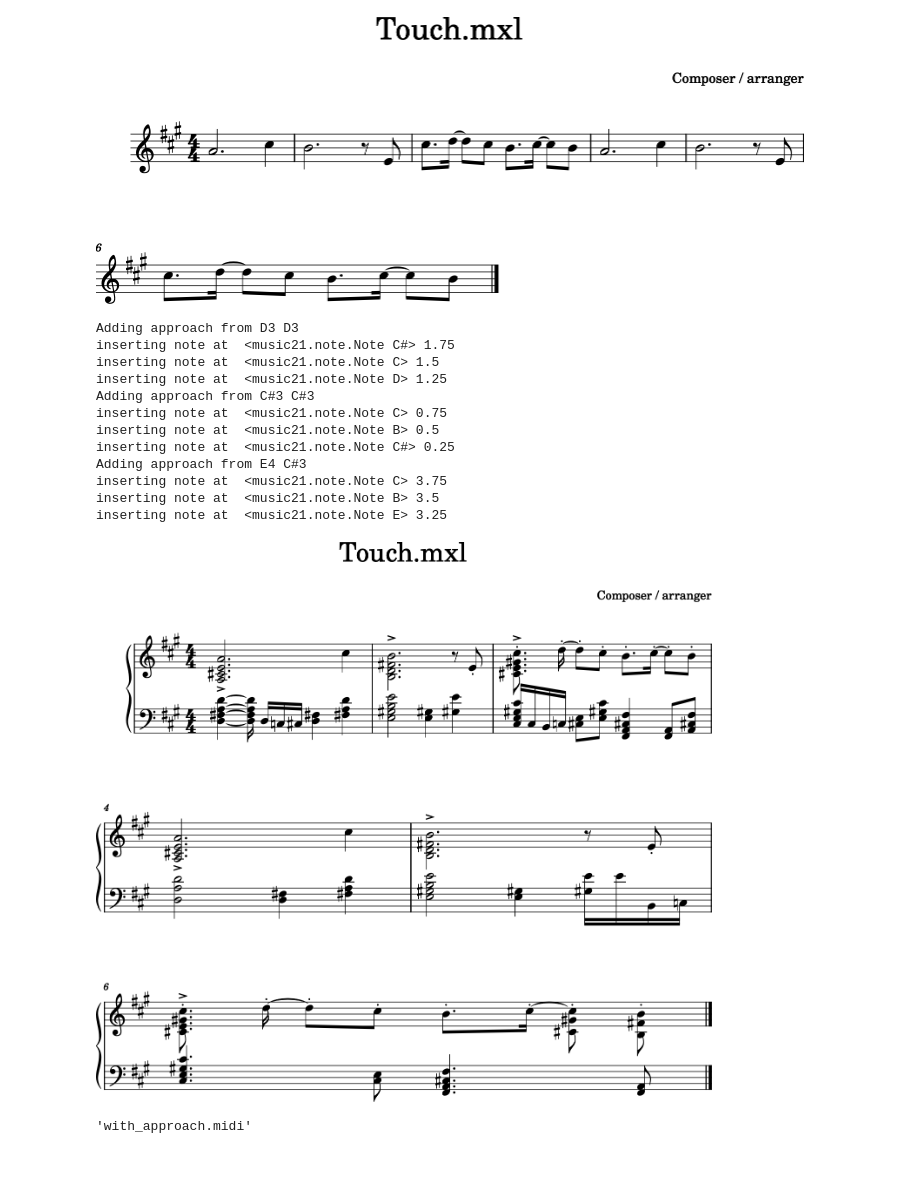
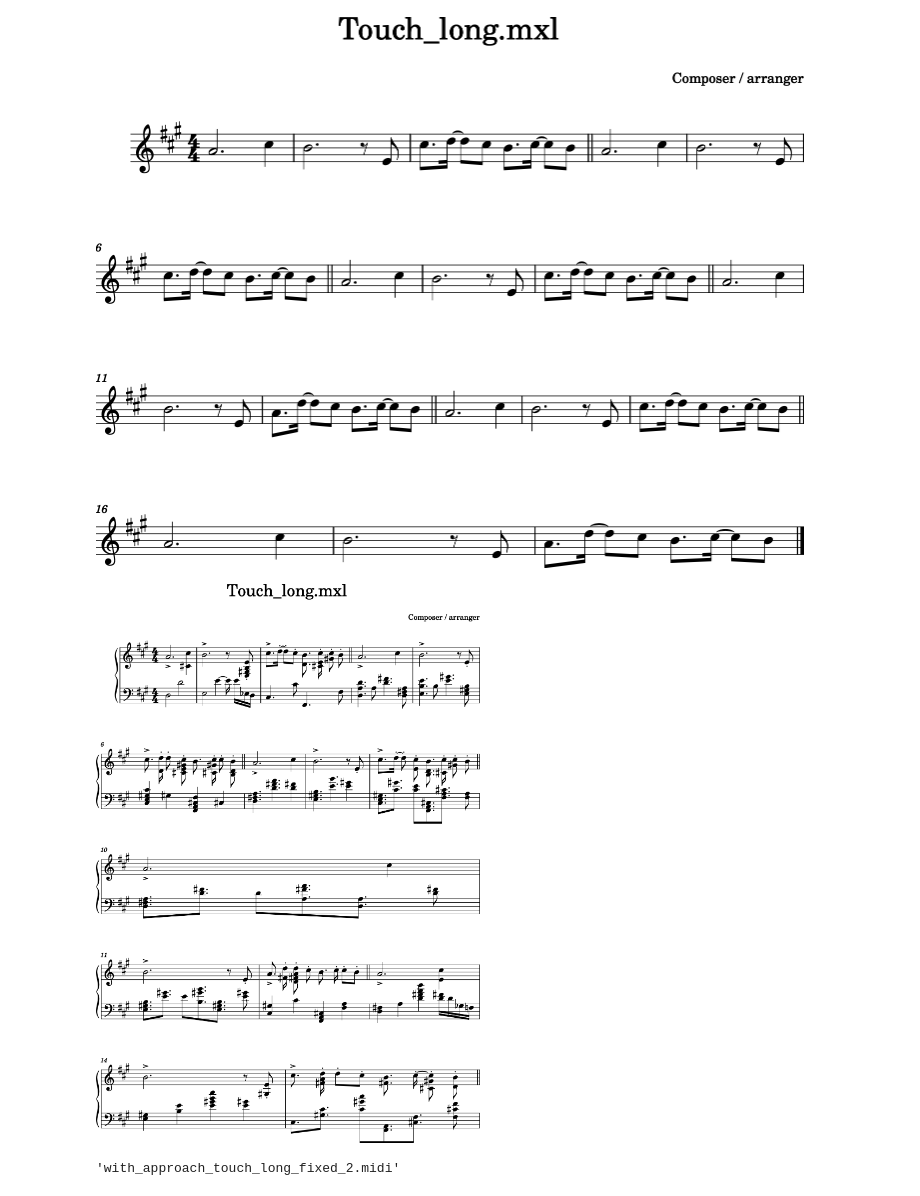
Before and after one commit to DA72p/music-melody-generator, a Jupyter notebook: ultimate.ipynb, the cells around one changed output. Cells and saved outputs as stored; diff of their text form; code cells hidden in the pictures; blank space fills up the shorter version.

```diff
--- a/ultimate.ipynb
+++ b/ultimate.ipynb
@@ -438,28 +455,17 @@ class MusicModifier:
         # fix_accidentals(self.sc) # Don't think it'll work on chromatic steps
 # %%
 score_dir = '/Users/derrick/PycharmProjects/MIT/21M_383/music-melody-generator/scores/'
-piece = "Touch.mxl"
+piece = "Touch_long.mxl"
 sc = converter.parse(score_dir + piece)
 modifier = MusicModifier(sc)
 modifier.modify()
 sc.show()
 # %% [output]
-[figure, old version]
+[figure, new version]
-Adding approach from D3 D3
-inserting note at  <music21.note.Note C#> 1.75
-inserting note at  <music21.note.Note C> 1.5
-inserting note at  <music21.note.Note D> 1.25
-Adding approach from C#3 C#3
-inserting note at  <music21.note.Note C> 0.75
-inserting note at  <music21.note.Note B> 0.5
-inserting note at  <music21.note.Note C#> 0.25
-Adding approach from E4 C#3
-inserting note at  <music21.note.Note C> 3.75
-inserting note at  <music21.note.Note B> 3.5
-inserting note at  <music21.note.Note E> 3.25
-[figure, old version]
+[figure, new version]
 # %%
-file_path = 'with_approach.midi'
+file_path = 'with_approach_touch_long_fixed_2.midi'
 sc.write('midi', file_path)
+sc.write('xml', 'with_approach_touch_long_fixed_2.mxl')
 # %% [output]
-'with_approach.midi'
+'with_approach_touch_long_fixed_2.midi'
```
Also changed, not shown: parts of 7 cells of this notebook, 36 other files.
